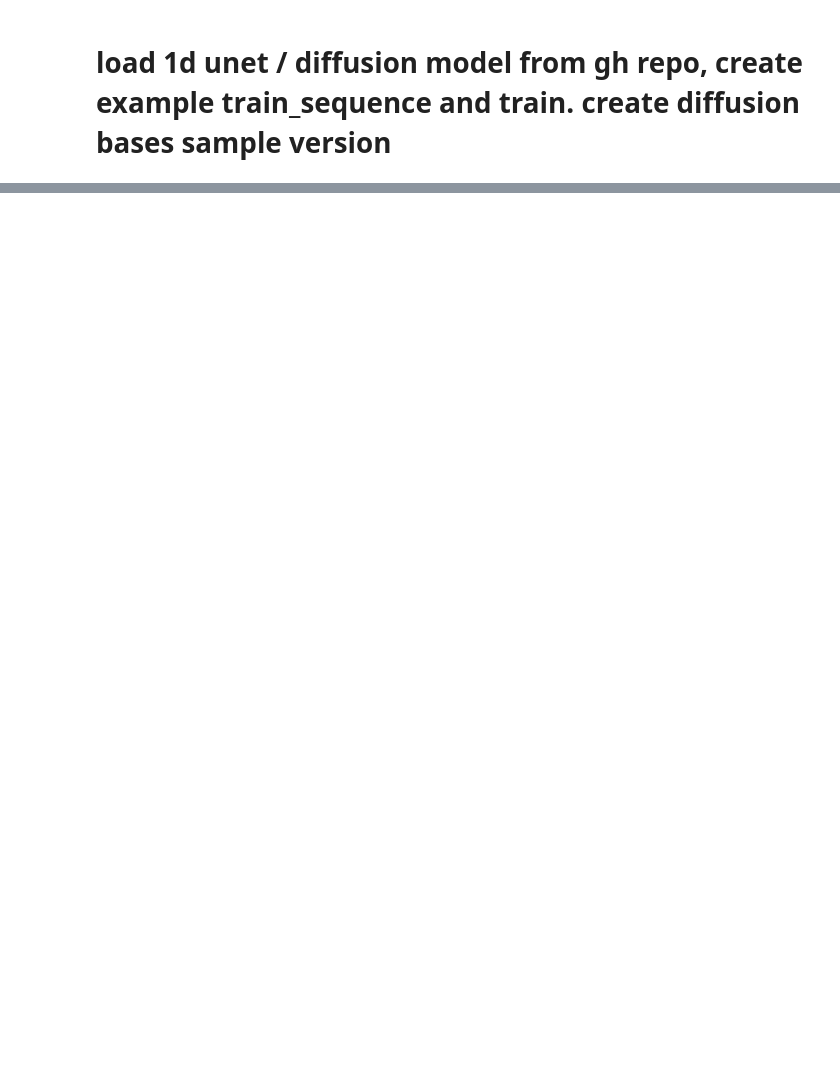
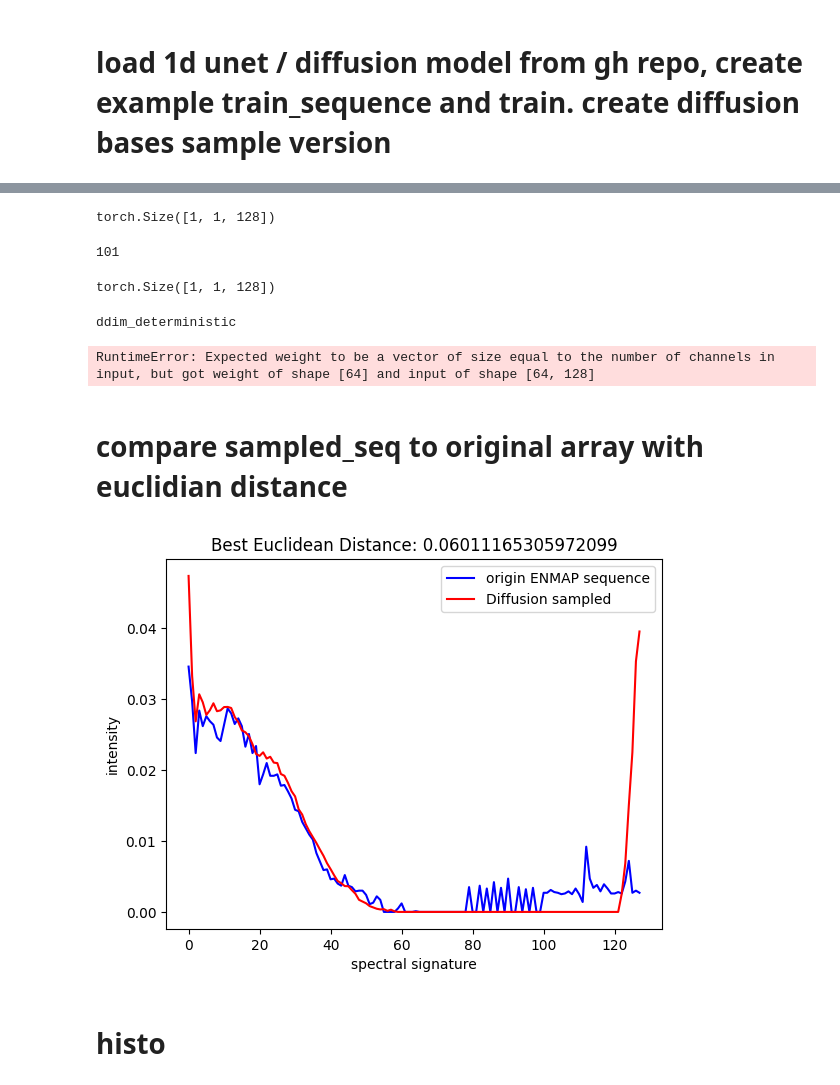
Before and after one commit to kirilzilla/denoising-diffusion-pytorch-1d, a Jupyter notebook: work_w_denoising.ipynb, the cells around one changed output, grey strips where cells are left out. Saved outputs shown, nothing was run; the diff lists cells and outputs as text; code cells hidden in the pictures; blank space fills up the shorter version.

Commit message:
updated w/ ddim_sample_deterministic function

```diff
--- a/work_w_denoising.ipynb
+++ b/work_w_denoising.ipynb
@@ -24,3 +22,9 @@ arr = arr.unsqueeze(0)
 arr.shape
 # %% [output]
 torch.Size([1, 770048, 202])
+# %%
+# dimension must be power of 2
+# so 128 or 256
+arr = arr[:, :, :128]
+arr = arr.permute(1,0,2)
+arr.shape
@@ -35,12 +46,12 @@ from torch.utils.data import Dataset
 model = Unet1D(
     dim = 64,
     dim_mults = (1, 2, 4, 8),
-    channels = 202
+    channels = 1
 )
 
 diffusion = GaussianDiffusion1D(
     model,
-    seq_length = 32,
+    seq_length = 128,
     timesteps = 100,
-    objective = 'pred_v'
+    objective = 'pred_x0'
 )
@@ -70,0 +103,43 @@ sampled_seq.shape
+# %%
+# after a lot of training
+
+sampled_seq = diffusion.sample(batch_size = 1)
+sampled_seq.shape
+# %% [output]
+torch.Size([1, 1, 128])
+# %%
+len(diffusion.noises_list2)
+# %% [output]
+101
+# %%
+diffusion.noises_list2[0].shape
+# %% [output]
+torch.Size([1, 1, 128])
+# %%
+diffusion.ddim_sample_deterministic(sampled_seq, shape=sampled_seq.shape)
+# %% [output]
+ddim_deterministic
+RuntimeError: Expected weight to be a vector of size equal to the number of channels in input, but got weight of shape [64] and input of shape [64, 128]
+# %% [markdown]
+# compare sampled_seq to original array with euclidian distance
+# %%
+import matplotlib.pyplot as plt
+
+# random pick of sampled sequence
+diff_sampled = sampled_seq[0].cpu()
+
+# Calculate the Euclidean distance (L2 norm) between seq1 and each row of seq2
+distances = torch.linalg.norm(diff_sampled - arr, dim=-1)
+
+min_value, min_idx = distances.min(dim=0)
+max_value, max_idx = distances.max(dim=0)
+
+plt.plot(arr[min_idx][0][0].numpy(), color='blue', label='origin ENMAP sequence')
+plt.plot(diff_sampled.cpu()[0].numpy(), color='red', label='Diffusion sampled')
+plt.xlabel('spectral signature')
+plt.ylabel('intensity')
+plt.legend()  # Display the legend
+plt.title(f'Best Euclidean Distance: {min_value[0]}')
+plt.show()  # Display the plot
+# %% [output]
+[figure, added]
@@ -70,0 +164,2 @@ sampled_seq.shape
+# %% [markdown]
+# histo
```
Also changed, not shown: parts of 10 cells of this notebook, 1 other file.
